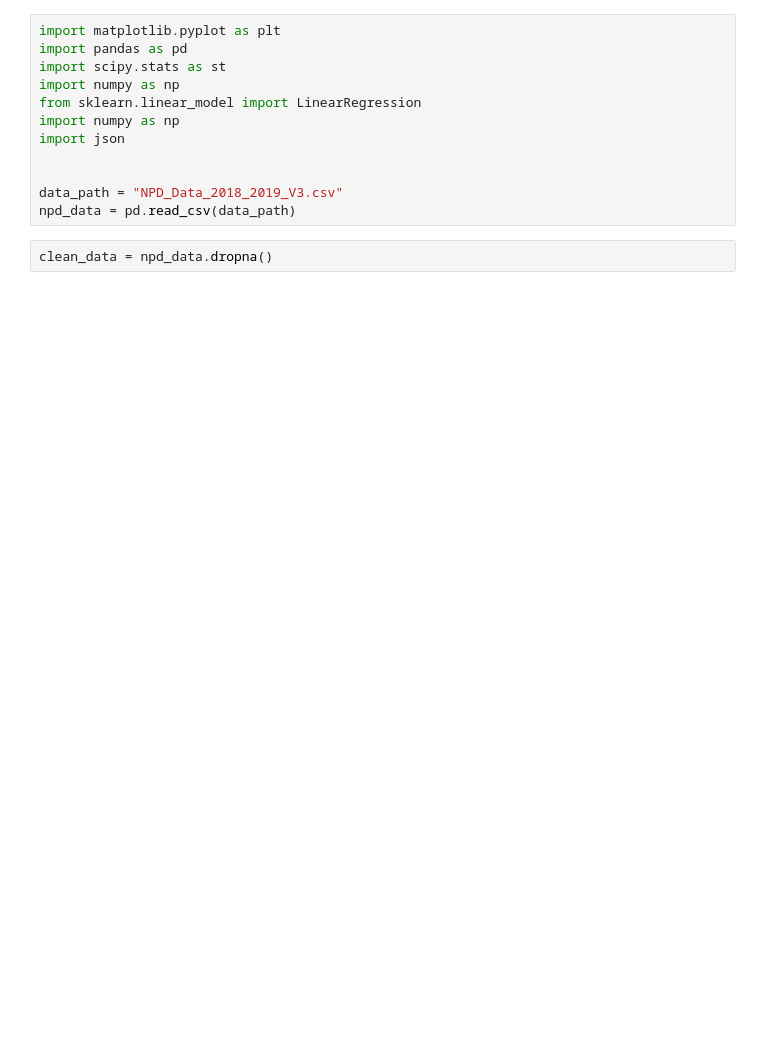
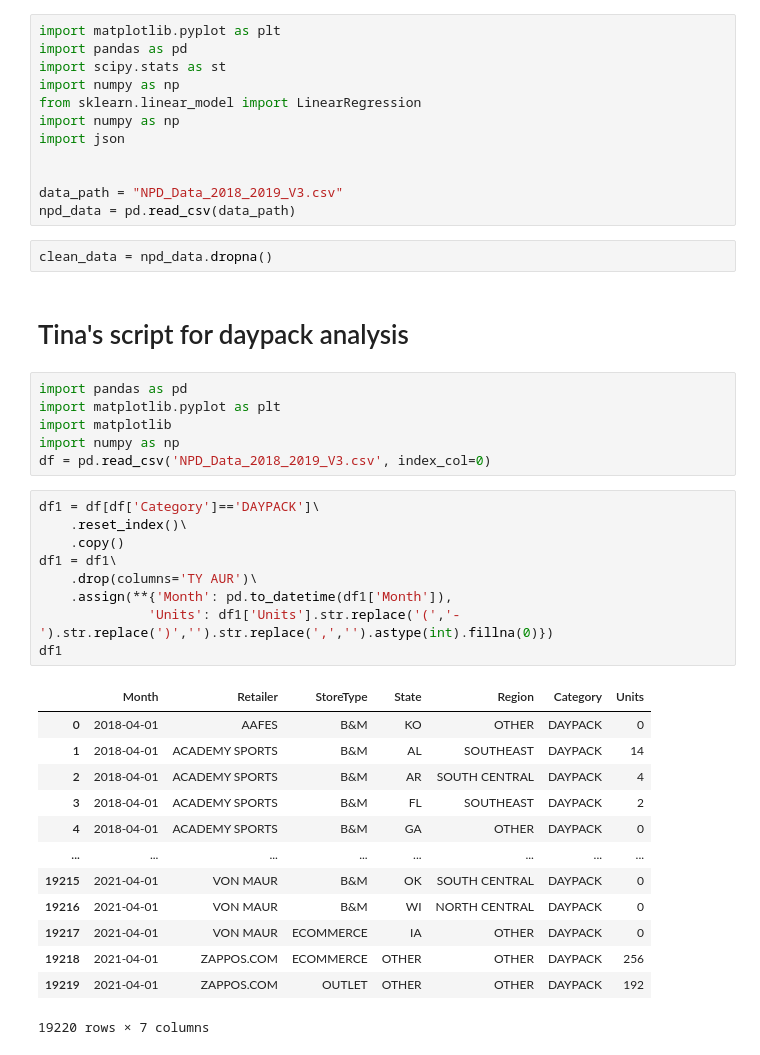
Before and after one commit to lstark85/Project1, a Jupyter notebook: starter_code.ipynb, the cells around one changed output. Cells and saved outputs as stored; diff of their text form; blank space fills up the shorter version.

```diff
--- a/starter_code.ipynb
+++ b/starter_code.ipynb
@@ -12,3 +12,34 @@ data_path = "NPD_Data_2018_2019_V3.csv"
 npd_data = pd.read_csv(data_path)
 # %%
 clean_data = npd_data.dropna()
+# %% [markdown]
+# Tina's script for daypack analysis
+# %%
+import pandas as pd
+import matplotlib.pyplot as plt
+import matplotlib
+import numpy as np
+df = pd.read_csv('NPD_Data_2018_2019_V3.csv', index_col=0)
+# %%
+df1 = df[df['Category']=='DAYPACK']\
+    .reset_index()\
+    .copy()
+df1 = df1\
+    .drop(columns='TY AUR')\
+    .assign(**{'Month': pd.to_datetime(df1['Month']),
+              'Units': df1['Units'].str.replace('(','-').str.replace(')','').str.replace(',','').astype(int).fillna(0)})
+df1
+# %% [output]
+|  | Month | Retailer | StoreType | State | Region | Category | Units |
+| 0 | 2018-04-01 | AAFES | B&M | KO | OTHER | DAYPACK | 0 |
+| 1 | 2018-04-01 | ACADEMY SPORTS | B&M | AL | SOUTHEAST | DAYPACK | 14 |
+| 2 | 2018-04-01 | ACADEMY SPORTS | B&M | AR | SOUTH CENTRAL | DAYPACK | 4 |
+| 3 | 2018-04-01 | ACADEMY SPORTS | B&M | FL | SOUTHEAST | DAYPACK | 2 |
+| 4 | 2018-04-01 | ACADEMY SPORTS | B&M | GA | OTHER | DAYPACK | 0 |
+| ... | ... | ... | ... | ... | ... | ... | ... |
+| 19215 | 2021-04-01 | VON MAUR | B&M | OK | SOUTH CENTRAL | DAYPACK | 0 |
+| 19216 | 2021-04-01 | VON MAUR | B&M | WI | NORTH CENTRAL | DAYPACK | 0 |
+| 19217 | 2021-04-01 | VON MAUR | ECOMMERCE | IA | OTHER | DAYPACK | 0 |
+| 19218 | 2021-04-01 | ZAPPOS.COM | ECOMMERCE | OTHER | OTHER | DAYPACK | 256 |
+| 19219 | 2021-04-01 | ZAPPOS.COM | OUTLET | OTHER | OTHER | DAYPACK | 192 |
+19220 rows × 7 columns
```
Also changed, not shown: parts of 6 cells of this notebook.
